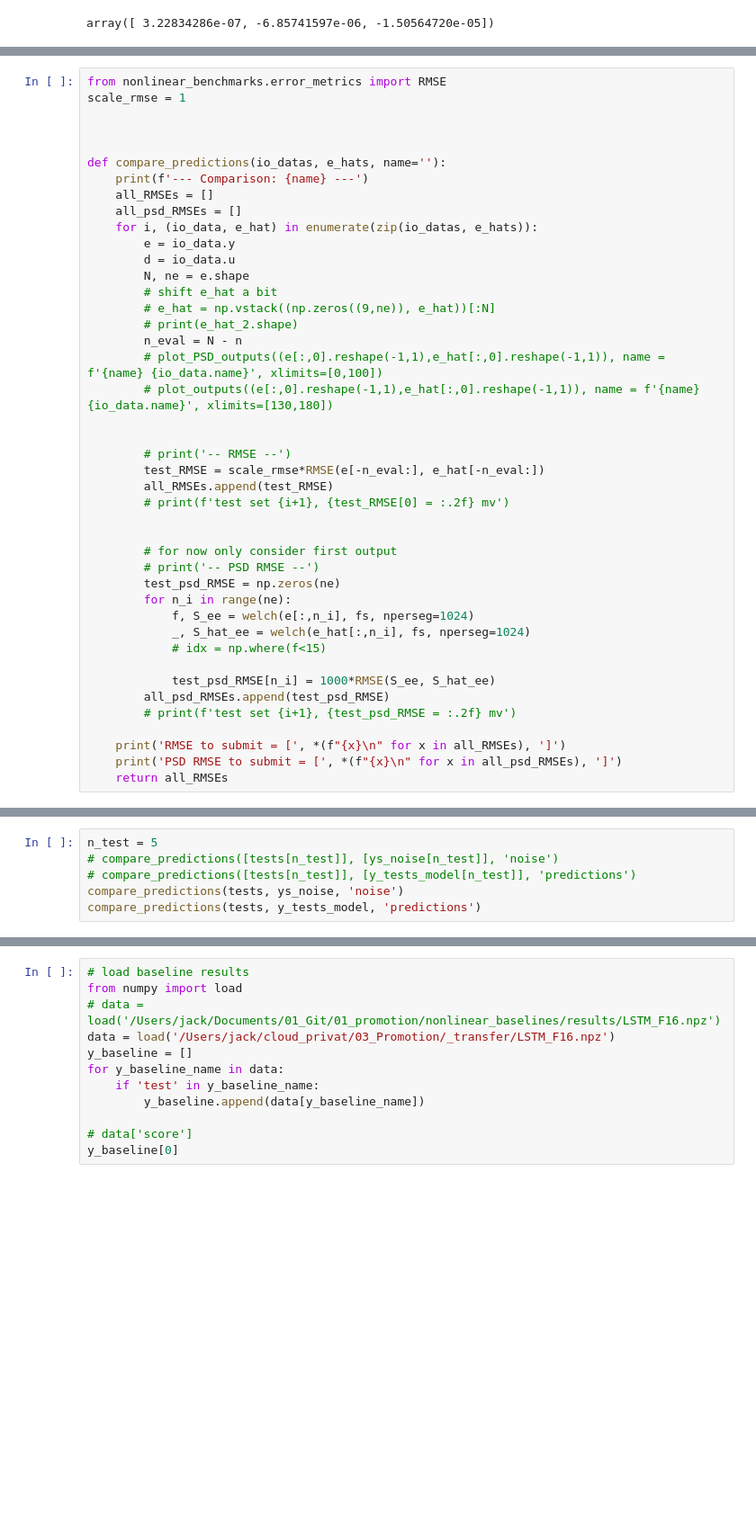
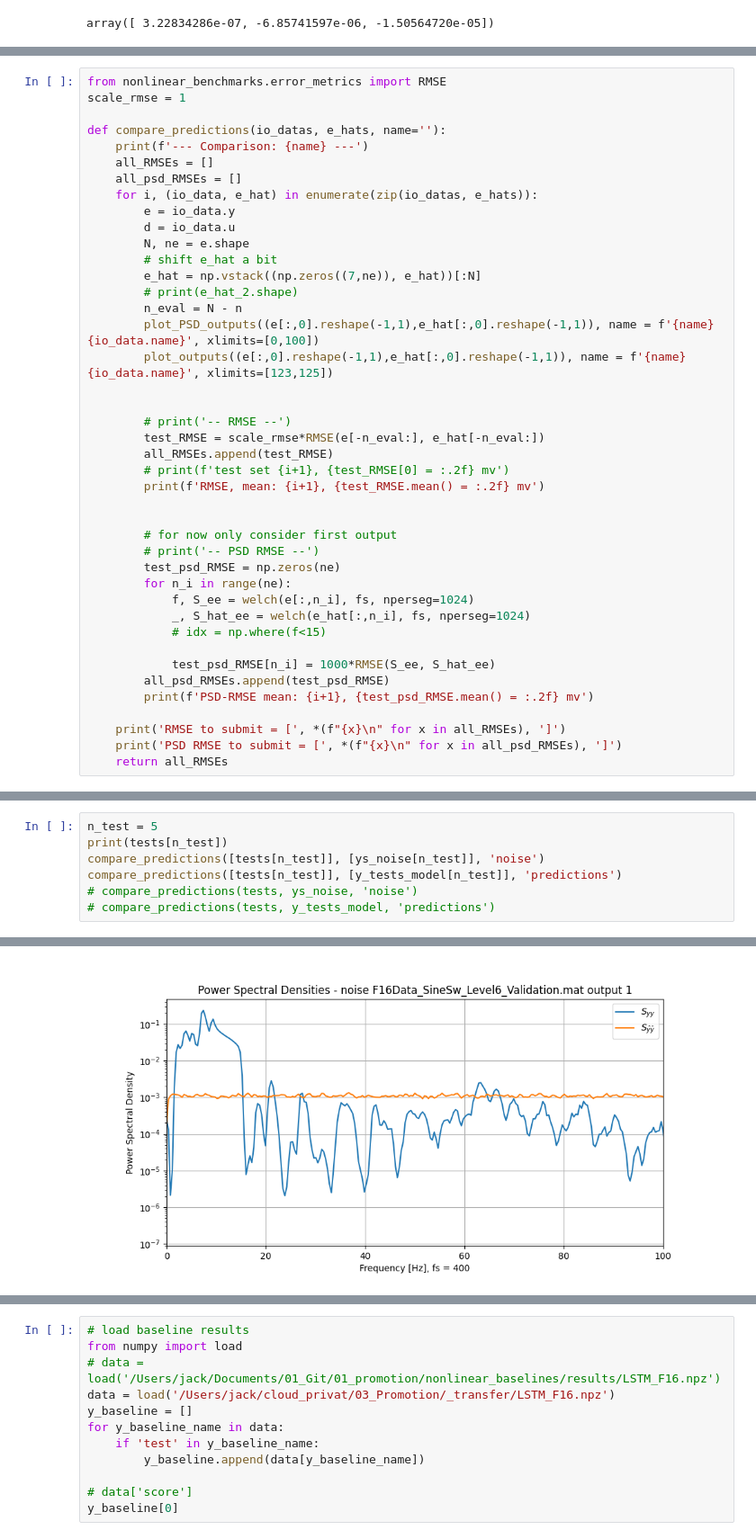
Before and after one commit to Dany-L/SecGen, a Jupyter notebook: scripts/notebooks/nonlinear_benchmark_results.ipynb, the cells around one changed output, grey strips where cells are left out. Shown at 90% size. Cells and saved outputs as stored; diff of their text form; blank space fills up the shorter version.

```diff
--- a/scripts/notebooks/nonlinear_benchmark_results.ipynb
+++ b/scripts/notebooks/nonlinear_benchmark_results.ipynb
@@ -206,8 +212,6 @@ for io_data in tests:
 # %%
 from nonlinear_benchmarks.error_metrics import RMSE
 scale_rmse = 1
-
-
 
 def compare_predictions(io_datas, e_hats, name=''):
     print(f'--- Comparison: {name} ---')
@@ -218,17 +222,18 @@ def compare_predictions(io_datas, e_hats, name=''):
         d = io_data.u
         N, ne = e.shape
         # shift e_hat a bit
-        # e_hat = np.vstack((np.zeros((9,ne)), e_hat))[:N]
+        e_hat = np.vstack((np.zeros((7,ne)), e_hat))[:N]
         # print(e_hat_2.shape)
         n_eval = N - n
-        # plot_PSD_outputs((e[:,0].reshape(-1,1),e_hat[:,0].reshape(-1,1)), name = f'{name} {io_data.name}', xlimits=[0,100])
-        # plot_outputs((e[:,0].reshape(-1,1),e_hat[:,0].reshape(-1,1)), name = f'{name} {io_data.name}', xlimits=[130,180])
+        plot_PSD_outputs((e[:,0].reshape(-1,1),e_hat[:,0].reshape(-1,1)), name = f'{name} {io_data.name}', xlimits=[0,100])
+        plot_outputs((e[:,0].reshape(-1,1),e_hat[:,0].reshape(-1,1)), name = f'{name} {io_data.name}', xlimits=[123,125])
 
 
         # print('-- RMSE --')
         test_RMSE = scale_rmse*RMSE(e[-n_eval:], e_hat[-n_eval:])
         all_RMSEs.append(test_RMSE)
         # print(f'test set {i+1}, {test_RMSE[0] = :.2f} mv')
+        print(f'RMSE, mean: {i+1}, {test_RMSE.mean() = :.2f} mv')
 
 
         # for now only consider first output
@@ -241,7 +246,7 @@ def compare_predictions(io_datas, e_hats, name=''):
 
             test_psd_RMSE[n_i] = 1000*RMSE(S_ee, S_hat_ee)
         all_psd_RMSEs.append(test_psd_RMSE)
-        # print(f'test set {i+1}, {test_psd_RMSE = :.2f} mv')
+        print(f'PSD-RMSE mean: {i+1}, {test_psd_RMSE.mean() = :.2f} mv')
 
     print('RMSE to submit = [', *(f"{x}\n" for x in all_RMSEs), ']')
     print('PSD RMSE to submit = [', *(f"{x}\n" for x in all_psd_RMSEs), ']')
@@ -249,7 +259,8 @@ def compare_predictions(io_datas, e_hats, name=''):
 # %%
 n_test = 5
-# compare_predictions([tests[n_test]], [ys_noise[n_test]], 'noise')
-# compare_predictions([tests[n_test]], [y_tests_model[n_test]], 'predictions')
-compare_predictions(tests, ys_noise, 'noise')
-compare_predictions(tests, y_tests_model, 'predictions')
+print(tests[n_test])
+compare_predictions([tests[n_test]], [ys_noise[n_test]], 'noise')
+compare_predictions([tests[n_test]], [y_tests_model[n_test]], 'predictions')
+# compare_predictions(tests, ys_noise, 'noise')
+# compare_predictions(tests, y_tests_model, 'predictions')
 # %% [output]
@@ -278,0 +283 @@ PSD RMSE to submit = [ [ 7.676292   25.57706733 23.07688013]
+[figure, added]
```
Also changed, not shown: parts of 7 cells of this notebook, 18 other files.
